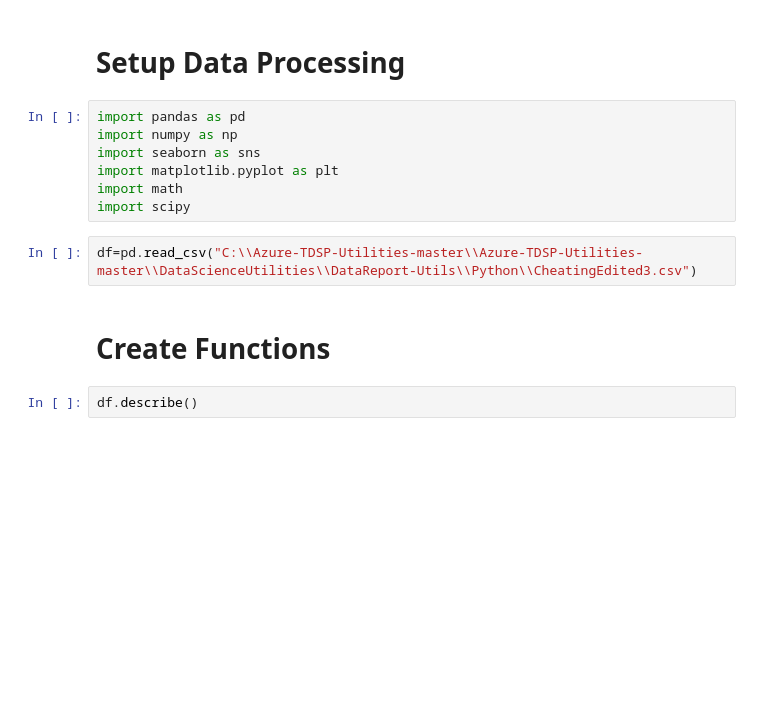
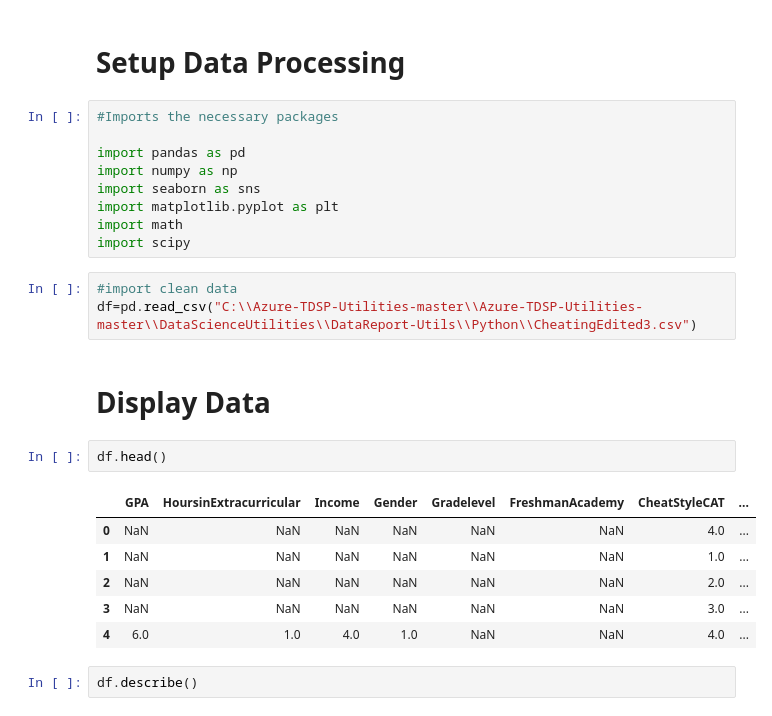
Before and after one commit to mhamalis/Cheating-Behavior, a Jupyter notebook: Cheating+Behavior+Project.ipynb, the cells around one changed output. Saved outputs shown, nothing was run; the diff lists cells and outputs as text; blank space fills up the shorter version.

Commit message:
Clean up Code and add comments

```diff
--- a/Cheating+Behavior+Project.ipynb
+++ b/Cheating+Behavior+Project.ipynb
@@ -1,6 +1,8 @@
 # %% [markdown]
 # Setup Data Processing
 # %%
+#Imports the necessary packages
+
 import pandas as pd
 import numpy as np
 import seaborn as sns
@@ -8,9 +10,19 @@ import matplotlib.pyplot as plt
 import math
 import scipy
 # %%
+#import clean data
 df=pd.read_csv("C:\\Azure-TDSP-Utilities-master\\Azure-TDSP-Utilities-master\\DataScienceUtilities\\DataReport-Utils\\Python\\CheatingEdited3.csv")
-# %% [markdown]
-# Create Functions
+# %% [markdown]
+# Display Data
+# %%
+df.head()
+# %% [output]
+|  | GPA | HoursinExtracurricular | Income | Gender | Gradelevel | FreshmanAcademy | CheatStyleCAT | ... |
+| 0 | NaN | NaN | NaN | NaN | NaN | NaN | 4.0 | ... |
+| 1 | NaN | NaN | NaN | NaN | NaN | NaN | 1.0 | ... |
+| 2 | NaN | NaN | NaN | NaN | NaN | NaN | 2.0 | ... |
+| 3 | NaN | NaN | NaN | NaN | NaN | NaN | 3.0 | ... |
+| 4 | 6.0 | 1.0 | 4.0 | 1.0 | NaN | NaN | 4.0 | ... |
 # %%
 df.describe()
 # %% [output]
```
Also changed, not shown: parts of 13 cells of this notebook.
